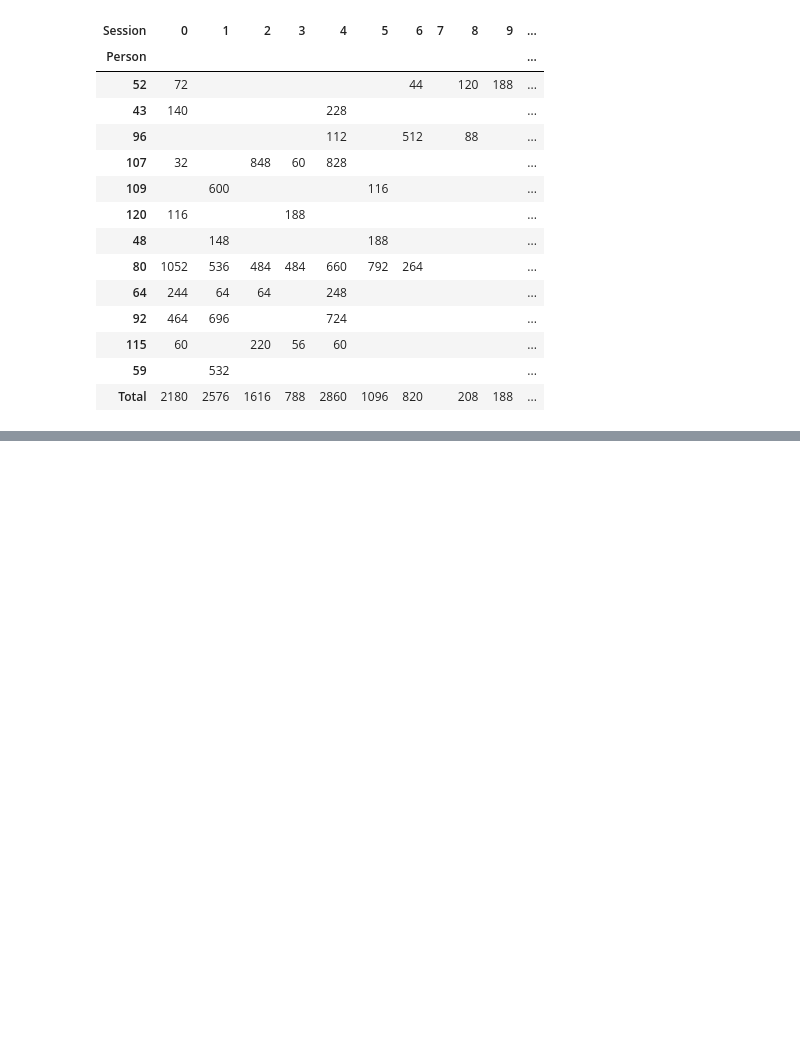
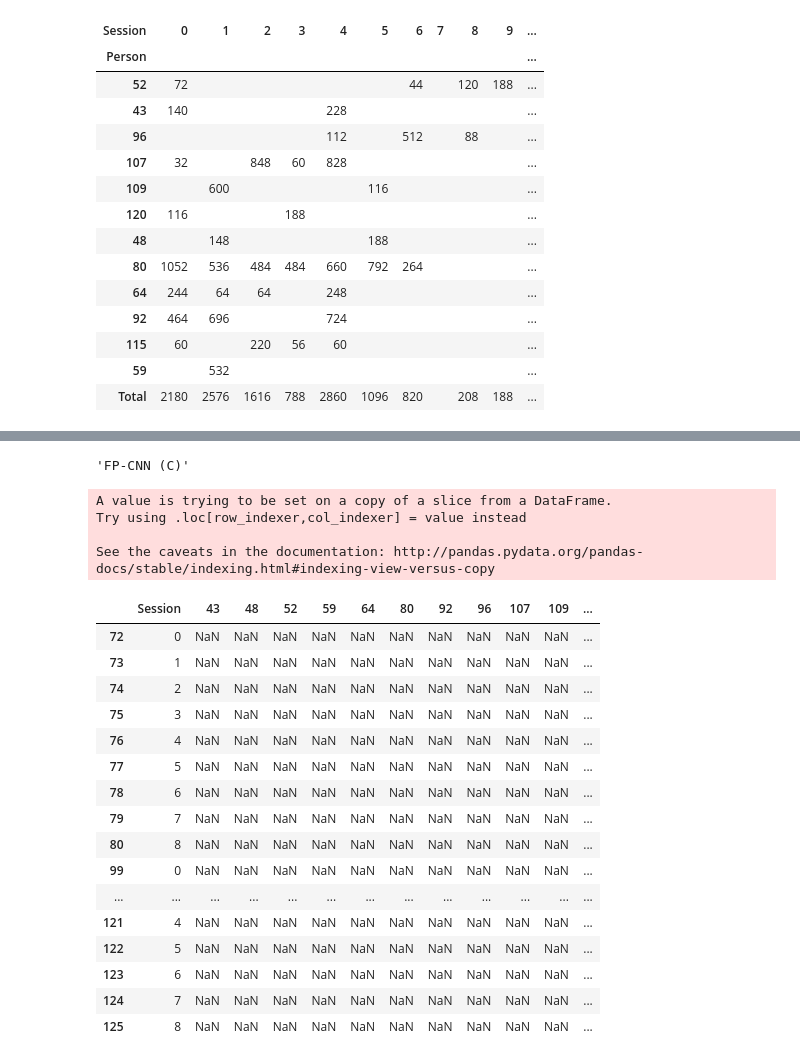
Before and after one commit to ntobis/federated-machine-learning, a Jupyter notebook: Notebooks/Table Preparation.ipynb, the cells around one changed output, grey strips where cells are left out. Cells and saved outputs as stored; diff of their text form; code cells hidden in the pictures; blank space fills up the shorter version.

```diff
--- a/Notebooks/Table Preparation.ipynb
+++ b/Notebooks/Table Preparation.ipynb
@@ -439,0 +640,32 @@ dL.create_pivot(os.path.join(DATA, 'group_2'), 'Person', 'Session', 'Person')
+# %%
+df_top[df_top[43] == df_top[43].max()]['Experiment'].iloc[0]
+# %% [output]
+'FP-CNN (C)'
+# %%
+for subject in subjects:
+    df_top[subject] = df_top.groupby('Session')[subject].apply(lambda x: df_top[df_top[subject] == df_top[subject].max()]['Experiment'].iloc[0])
+# %% [output]
+A value is trying to be set on a copy of a slice from a DataFrame.
+Try using .loc[row_indexer,col_indexer] = value instead
+
+See the caveats in the documentation: http://pandas.pydata.org/pandas-docs/stable/indexing.html#indexing-view-versus-copy
+# %%
+df_top
+# %% [output]
+|  | Session | 43 | 48 | 52 | 59 | 64 | 80 | 92 | 96 | 107 | 109 | ... |
+| 72 | 0 | NaN | NaN | NaN | NaN | NaN | NaN | NaN | NaN | NaN | NaN | ... |
+| 73 | 1 | NaN | NaN | NaN | NaN | NaN | NaN | NaN | NaN | NaN | NaN | ... |
+| 74 | 2 | NaN | NaN | NaN | NaN | NaN | NaN | NaN | NaN | NaN | NaN | ... |
+| 75 | 3 | NaN | NaN | NaN | NaN | NaN | NaN | NaN | NaN | NaN | NaN | ... |
+| 76 | 4 | NaN | NaN | NaN | NaN | NaN | NaN | NaN | NaN | NaN | NaN | ... |
+| 77 | 5 | NaN | NaN | NaN | NaN | NaN | NaN | NaN | NaN | NaN | NaN | ... |
+| 78 | 6 | NaN | NaN | NaN | NaN | NaN | NaN | NaN | NaN | NaN | NaN | ... |
+| 79 | 7 | NaN | NaN | NaN | NaN | NaN | NaN | NaN | NaN | NaN | NaN | ... |
+| 80 | 8 | NaN | NaN | NaN | NaN | NaN | NaN | NaN | NaN | NaN | NaN | ... |
+| 99 | 0 | NaN | NaN | NaN | NaN | NaN | NaN | NaN | NaN | NaN | NaN | ... |
+| ... | ... | ... | ... | ... | ... | ... | ... | ... | ... | ... | ... | ... |
+| 121 | 4 | NaN | NaN | NaN | NaN | NaN | NaN | NaN | NaN | NaN | NaN | ... |
+| 122 | 5 | NaN | NaN | NaN | NaN | NaN | NaN | NaN | NaN | NaN | NaN | ... |
+| 123 | 6 | NaN | NaN | NaN | NaN | NaN | NaN | NaN | NaN | NaN | NaN | ... |
+| 124 | 7 | NaN | NaN | NaN | NaN | NaN | NaN | NaN | NaN | NaN | NaN | ... |
+| 125 | 8 | NaN | NaN | NaN | NaN | NaN | NaN | NaN | NaN | NaN | NaN | ... |
```
Also changed, not shown: parts of 27 cells of this notebook, 10 other files.
